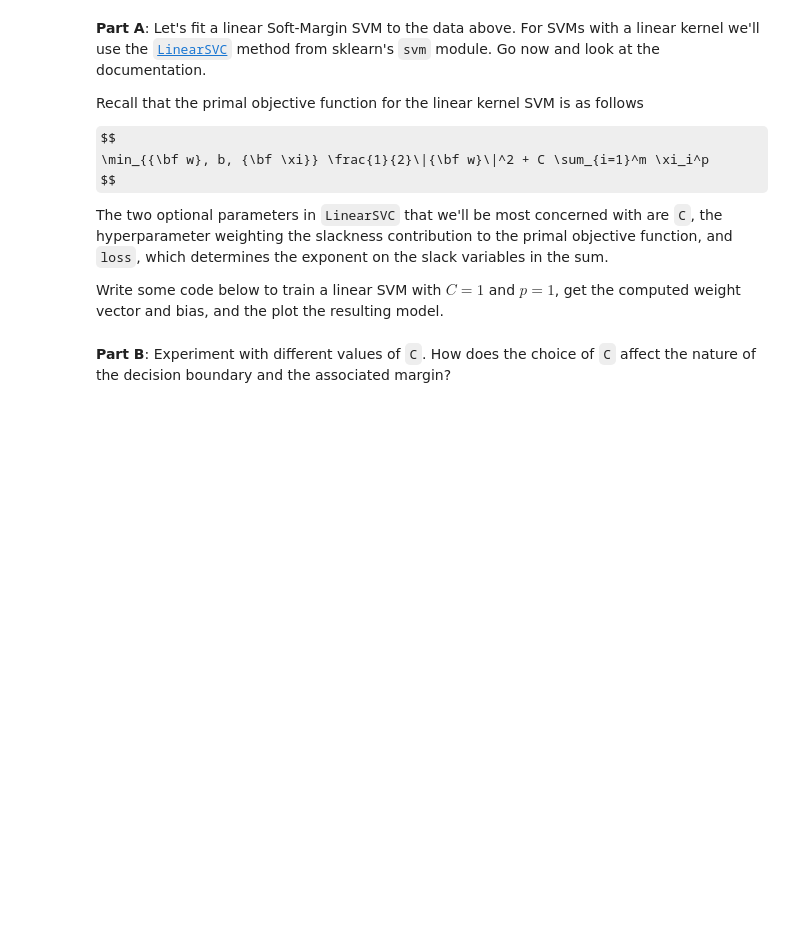
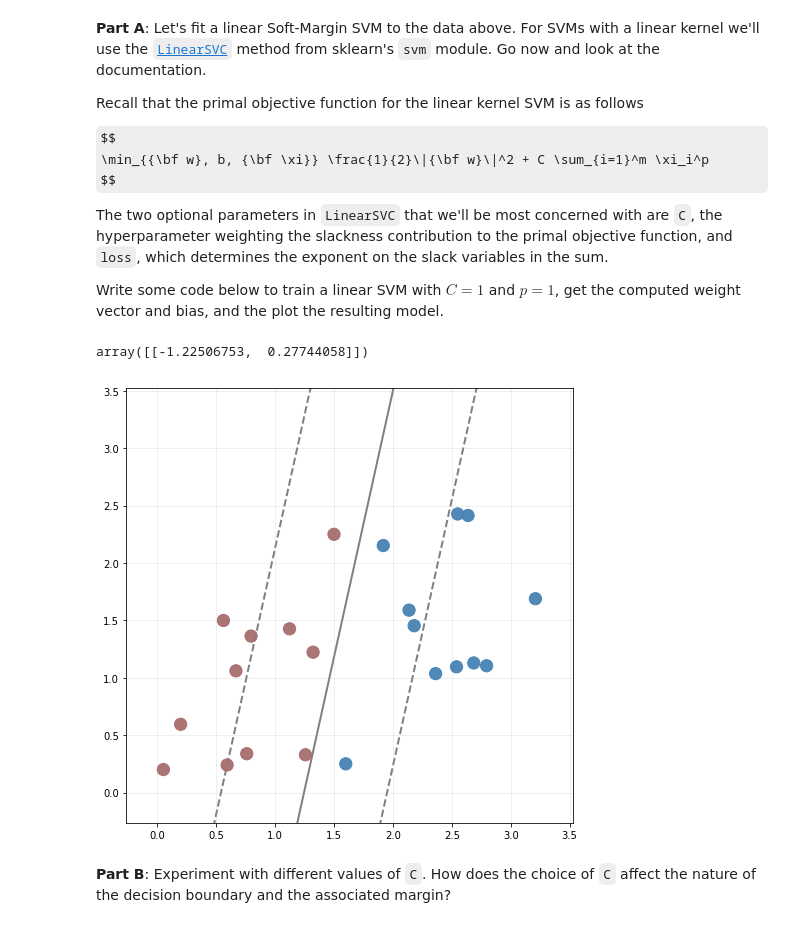
Before and after one commit to skhadem/CSCI-4622-Machine-Learning-fa20, a Jupyter notebook: in-class-notebooks/hands_on_SVM.ipynb, the cells around one changed output. Saved outputs shown, nothing was run; the diff lists cells and outputs as text; code cells hidden in the pictures; some formulas as TeX source; blank space fills up the shorter version.

```diff
--- a/in-class-notebooks/hands_on_SVM.ipynb
+++ b/in-class-notebooks/hands_on_SVM.ipynb
@@ -139,12 +141,21 @@ $$
 The two optional parameters in `LinearSVC` that we'll be most concerned with are `C`, the hyperparameter weighting the slackness contribution to the primal objective function, and `loss`, which determines the exponent on the slack variables in the sum.
 
 Write some code below to train a linear SVM with $C=1$ and $p=1$, get the computed weight vector and bias, and the plot the resulting model.
+# %%
+w
+# %% [output]
+array([[-1.22506753,  0.27744058]])
 # %%
 from sklearn.svm import LinearSVC
 
 # TODO: Train the model and get the parameters, pay attention to the loss parameter
-
+svm = LinearSVC(C = 1, loss='hinge')
+svm.fit(X, y)
+w = svm.coef_[0]
+b = svm.intercept_
 
 linear_plot(X, y, w=w, b=b)
+# %% [output]
+[figure, added]
 # %% [markdown]
 **Part B**: Experiment with different values of `C`.  How does the choice of `C` affect the nature of the decision boundary and the associated margin?
```
Also changed, not shown: parts of 11 cells of this notebook.
